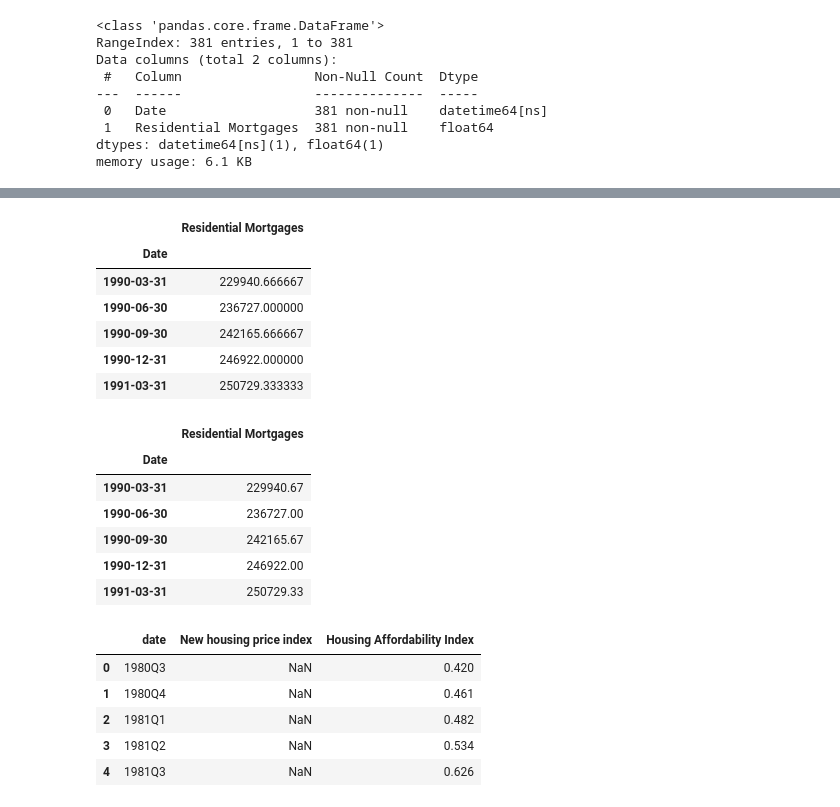
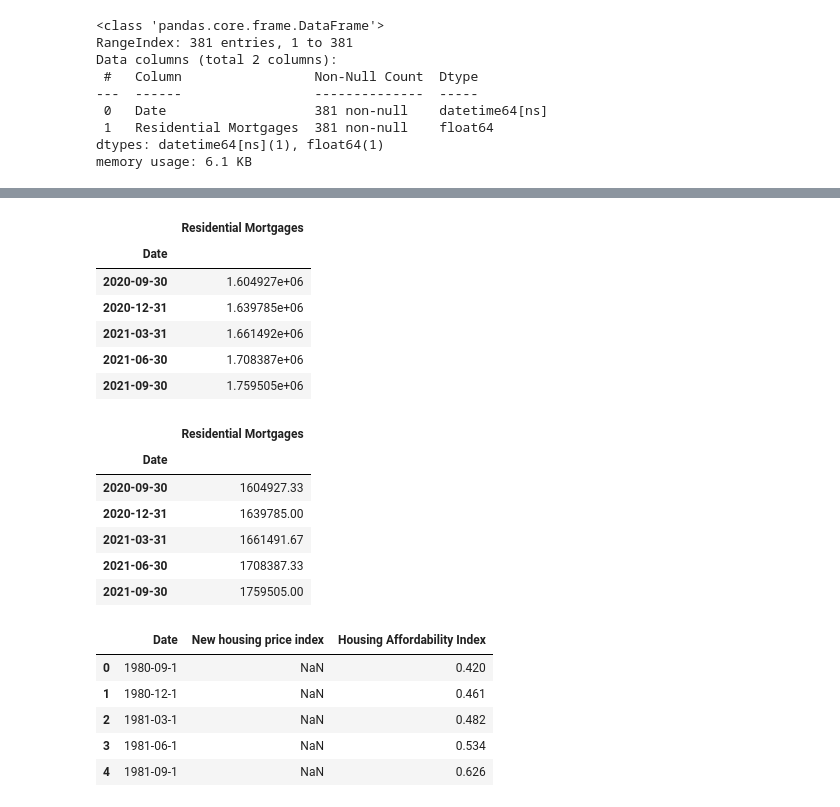
Before and after one commit to benjaminweymouth/Housing-Market-Forecasting-Time-Series-Analysis, a Jupyter notebook: Python Code/Qualitative_Multivariate Time Series.ipynb, the cells around one changed output, grey strips where cells are left out. Drawn from its saved outputs; the diff is of its cells as text; code cells hidden in the pictures.

```diff
--- a/Python Code/Qualitative_Multivariate Time Series.ipynb
+++ b/Python Code/Qualitative_Multivariate Time Series.ipynb
@@ -125,25 +174,28 @@ res_mortgage_cleaned = res_mortgage_transp.resample('1Q').mean().head()
+# %%
+#using resample to take Quarterly data
+res_mortgage_cleaned = res_mortgage_transp.resample('1Q').mean()
 # %%
 # Combined dataframe = 1 + 2 + 3
-res_mortgage_cleaned.head()
+res_mortgage_cleaned.tail()
 # %% [output]
 |  | Residential Mortgages |
 | Date |  |
-| 1990-03-31 | 229940.666667 |
-| 1990-06-30 | 236727.000000 |
-| 1990-09-30 | 242165.666667 |
-| 1990-12-31 | 246922.000000 |
-| 1991-03-31 | 250729.333333 |
+| 2020-09-30 | 1.604927e+06 |
+| 2020-12-31 | 1.639785e+06 |
+| 2021-03-31 | 1.661492e+06 |
+| 2021-06-30 | 1.708387e+06 |
+| 2021-09-30 | 1.759505e+06 |
 # %%
 res_mortgage_cleaned['Residential Mortgages']=res_mortgage_cleaned['Residential Mortgages'].apply(lambda x:round(x,2))
-res_mortgage_cleaned.head()
+res_mortgage_cleaned.tail()
 # %% [output]
 |  | Residential Mortgages |
 | Date |  |
-| 1990-03-31 | 229940.67 |
-| 1990-06-30 | 236727.00 |
-| 1990-09-30 | 242165.67 |
-| 1990-12-31 | 246922.00 |
-| 1991-03-31 | 250729.33 |
+| 2020-09-30 | 1604927.33 |
+| 2020-12-31 | 1639785.00 |
+| 2021-03-31 | 1661491.67 |
+| 2021-06-30 | 1708387.33 |
+| 2021-09-30 | 1759505.00 |
 # %%
 #take the csv in
 #extract this column name: Credit liabilities of households 1 2 3
@@ -152,12 +204,12 @@ res_mortgage_cleaned.head()
 #since the dates won't match, we need to add null values
 # %%
 # House afforability index
-df_House_afford_index  = pd.read_csv('../Resources/Datasets/AffordabilityIndex.csv')
+df_House_afford_index  = pd.read_csv('../Resources/Datasets/AffordabilityIndex date.csv')
 df_House_afford_index.head()
 # %% [output]
-|  | date | New housing price index | Housing Affordability Index |
-| 0 | 1980Q3 | NaN | 0.420 |
-| 1 | 1980Q4 | NaN | 0.461 |
-| 2 | 1981Q1 | NaN | 0.482 |
-| 3 | 1981Q2 | NaN | 0.534 |
-| 4 | 1981Q3 | NaN | 0.626 |
+|  | Date | New housing price index | Housing Affordability Index |
+| 0 | 1980-09-1 | NaN | 0.420 |
+| 1 | 1980-12-1 | NaN | 0.461 |
+| 2 | 1981-03-1 | NaN | 0.482 |
+| 3 | 1981-06-1 | NaN | 0.534 |
+| 4 | 1981-09-1 | NaN | 0.626 |
```
Also changed, not shown: parts of 40 cells of this notebook.
